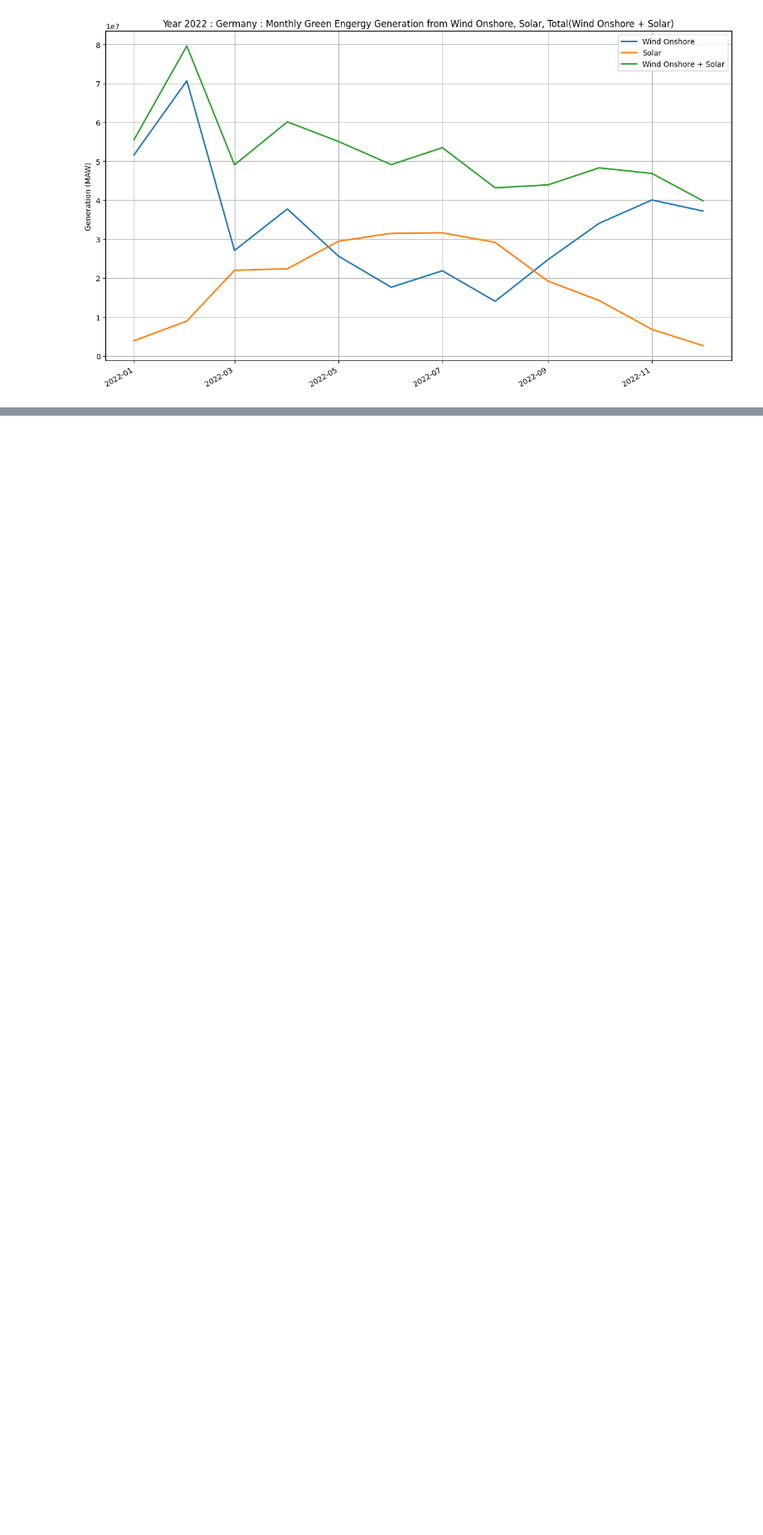
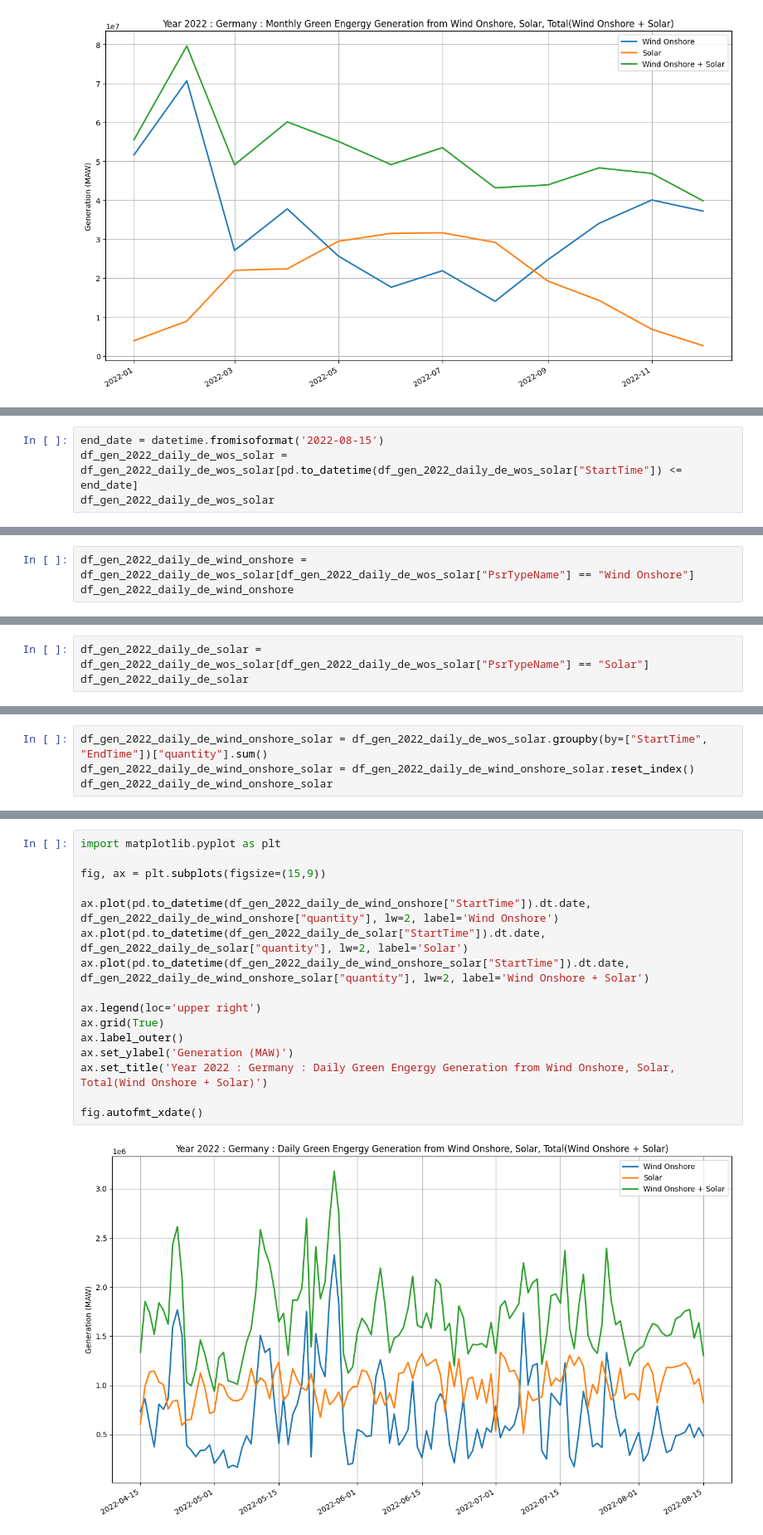
Before and after one commit to mahbubur-87/SE-Europe-Data_Challenge_Template, a Jupyter notebook: se-europe-data-challenge-data-analysis.ipynb, the cells around one changed output, grey strips where cells are left out. Shown at 83% size. Saved outputs shown, nothing was run; the diff lists cells and outputs as text; blank space fills up the shorter version.

```diff
--- a/se-europe-data-challenge-data-analysis.ipynb
+++ b/se-europe-data-challenge-data-analysis.ipynb
@@ -651,0 +742,4 @@ fig.autofmt_xdate()
+# %%
+end_date = datetime.fromisoformat('2022-08-15')
+df_gen_2022_daily_de_wos_solar = df_gen_2022_daily_de_wos_solar[pd.to_datetime(df_gen_2022_daily_de_wos_solar["StartTime"]) <= end_date]
+df_gen_2022_daily_de_wos_solar
@@ -651,0 +760,3 @@ fig.autofmt_xdate()
+# %%
+df_gen_2022_daily_de_wind_onshore = df_gen_2022_daily_de_wos_solar[df_gen_2022_daily_de_wos_solar["PsrTypeName"] == "Wind Onshore"]
+df_gen_2022_daily_de_wind_onshore
@@ -651,0 +777,3 @@ fig.autofmt_xdate()
+# %%
+df_gen_2022_daily_de_solar = df_gen_2022_daily_de_wos_solar[df_gen_2022_daily_de_wos_solar["PsrTypeName"] == "Solar"]
+df_gen_2022_daily_de_solar
@@ -651,0 +794,4 @@ fig.autofmt_xdate()
+# %%
+df_gen_2022_daily_de_wind_onshore_solar = df_gen_2022_daily_de_wos_solar.groupby(by=["StartTime", "EndTime"])["quantity"].sum()
+df_gen_2022_daily_de_wind_onshore_solar = df_gen_2022_daily_de_wind_onshore_solar.reset_index()
+df_gen_2022_daily_de_wind_onshore_solar
@@ -651,0 +812,18 @@ fig.autofmt_xdate()
+# %%
+import matplotlib.pyplot as plt
+
+fig, ax = plt.subplots(figsize=(15,9))
+
+ax.plot(pd.to_datetime(df_gen_2022_daily_de_wind_onshore["StartTime"]).dt.date, df_gen_2022_daily_de_wind_onshore["quantity"], lw=2, label='Wind Onshore')
+ax.plot(pd.to_datetime(df_gen_2022_daily_de_solar["StartTime"]).dt.date, df_gen_2022_daily_de_solar["quantity"], lw=2, label='Solar')
+ax.plot(pd.to_datetime(df_gen_2022_daily_de_wind_onshore_solar["StartTime"]).dt.date, df_gen_2022_daily_de_wind_onshore_solar["quantity"], lw=2, label='Wind Onshore + Solar')
+
+ax.legend(loc='upper right')
+ax.grid(True)
+ax.label_outer()
+ax.set_ylabel('Generation (MAW)')
+ax.set_title('Year 2022 : Germany : Daily Green Engergy Generation from Wind Onshore, Solar, Total(Wind Onshore + Solar)')
+
+fig.autofmt_xdate()
+# %% [output]
+[figure, added]
```
Also changed, not shown: parts of 11 cells of this notebook.
